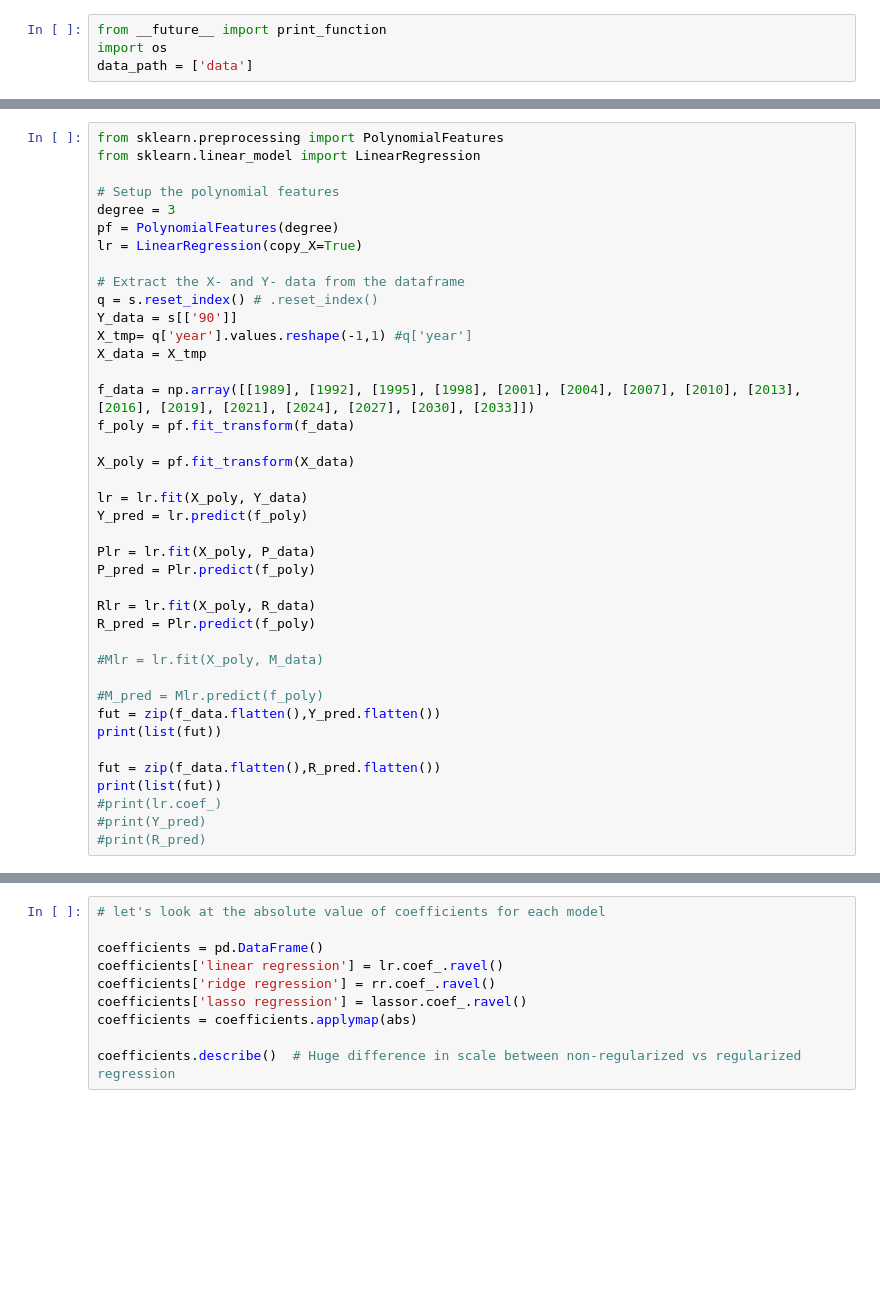
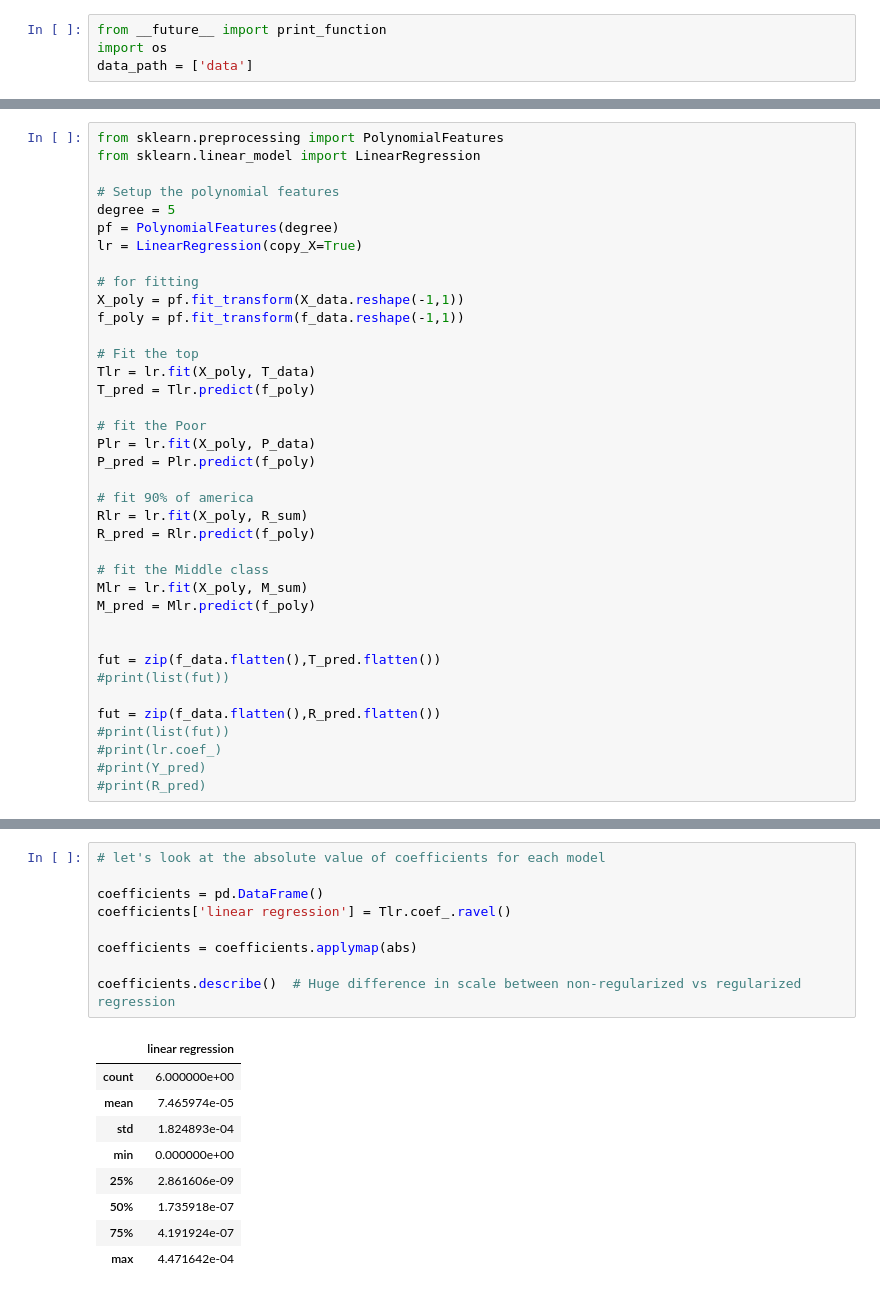
Before and after one commit to greenpdx/wealth-cbo, a Jupyter notebook: wealth.ipynb, the cells around one changed output, grey strips where cells are left out. Drawn from its saved outputs; the diff is of its cells as text; blank space fills up the shorter version.

```diff
--- a/wealth.ipynb
+++ b/wealth.ipynb
@@ -94,38 +108,36 @@ from sklearn.preprocessing import PolynomialFeatures
 from sklearn.linear_model import LinearRegression
 
 # Setup the polynomial features
-degree = 3
+degree = 5
 pf = PolynomialFeatures(degree)
 lr = LinearRegression(copy_X=True)
 
-# Extract the X- and Y- data from the dataframe
-q = s.reset_index() # .reset_index()
-Y_data = s[['90']]
-X_tmp= q['year'].values.reshape(-1,1) #q['year']
-X_data = X_tmp
+# for fitting
+X_poly = pf.fit_transform(X_data.reshape(-1,1))
+f_poly = pf.fit_transform(f_data.reshape(-1,1))
 
-f_data = np.array([[1989], [1992], [1995], [1998], [2001], [2004], [2007], [2010], [2013], [2016], [2019], [2021], [2024], [2027], [2030], [2033]])
-f_poly = pf.fit_transform(f_data)
+# Fit the top
+Tlr = lr.fit(X_poly, T_data)
+T_pred = Tlr.predict(f_poly)
 
-X_poly = pf.fit_transform(X_data)
-
-lr = lr.fit(X_poly, Y_data)
-Y_pred = lr.predict(f_poly)
-
+# fit the Poor
 Plr = lr.fit(X_poly, P_data)
 P_pred = Plr.predict(f_poly)
 
-Rlr = lr.fit(X_poly, R_data)
-R_pred = Plr.predict(f_poly)
+# fit 90% of america
+Rlr = lr.fit(X_poly, R_sum)
+R_pred = Rlr.predict(f_poly)
 
-#Mlr = lr.fit(X_poly, M_data)
+# fit the Middle class
+Mlr = lr.fit(X_poly, M_sum)
+M_pred = Mlr.predict(f_poly)
 
-#M_pred = Mlr.predict(f_poly)
-fut = zip(f_data.flatten(),Y_pred.flatten())
-print(list(fut))
+
+fut = zip(f_data.flatten(),T_pred.flatten())
+#print(list(fut))
 
 fut = zip(f_data.flatten(),R_pred.flatten())
-print(list(fut))
+#print(list(fut))
 #print(lr.coef_)
 #print(Y_pred)
 #print(R_pred)
@@ -195,10 +178,19 @@ ax.set(xlabel='year', ylabel='percent of wealth');
 # %%
 # let's look at the absolute value of coefficients for each model
 
 coefficients = pd.DataFrame()
-coefficients['linear regression'] = lr.coef_.ravel()
-coefficients['ridge regression'] = rr.coef_.ravel()
-coefficients['lasso regression'] = lassor.coef_.ravel()
+coefficients['linear regression'] = Tlr.coef_.ravel()
+
 coefficients = coefficients.applymap(abs)
 
 coefficients.describe()  # Huge difference in scale between non-regularized vs regularized regression
+# %% [output]
+|  | linear regression |
+| count | 6.000000e+00 |
+| mean | 7.465974e-05 |
+| std | 1.824893e-04 |
+| min | 0.000000e+00 |
+| 25% | 2.861606e-09 |
+| 50% | 1.735918e-07 |
+| 75% | 4.191924e-07 |
+| max | 4.471642e-04 |
```
Also changed, not shown: parts of 14 cells of this notebook, 1 other file.
